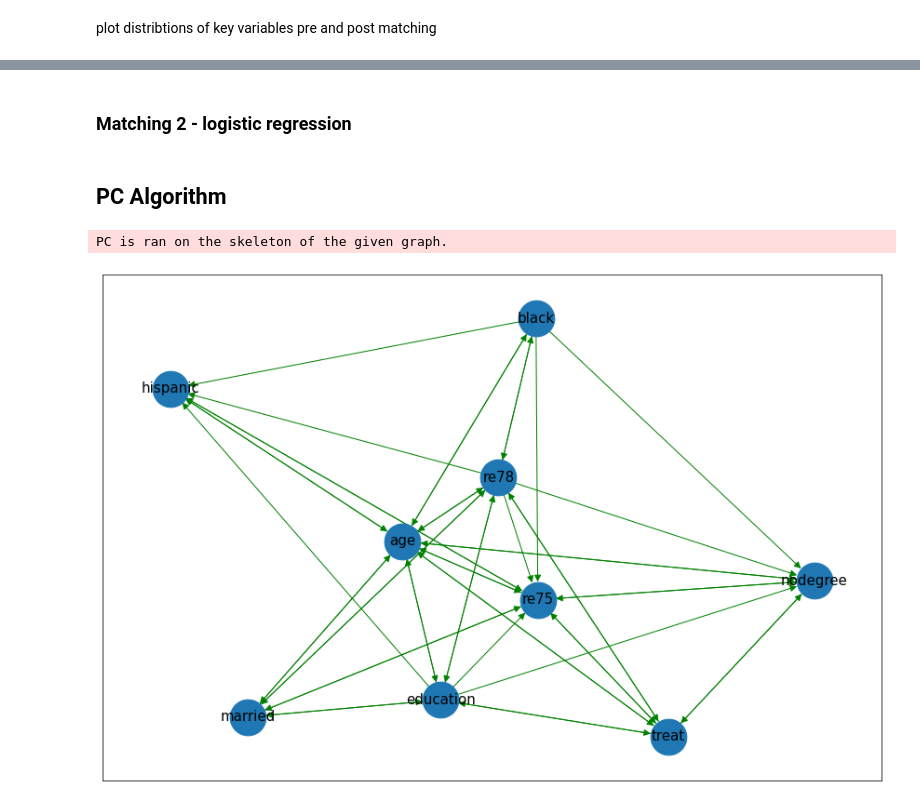
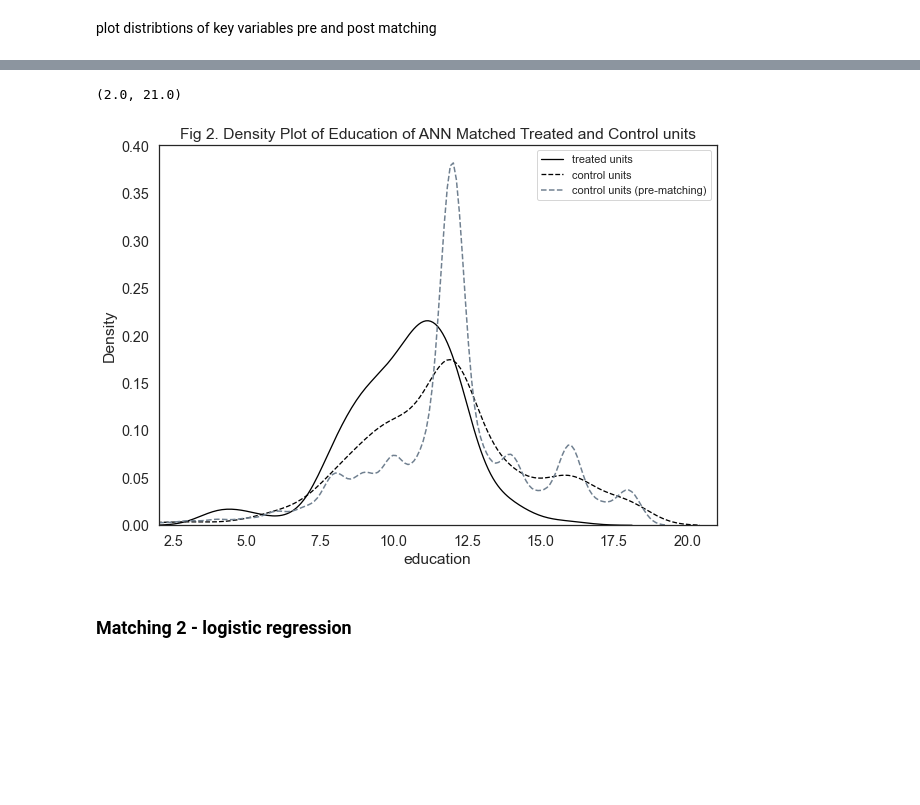
Before and after one commit to MawuliAgamah/ml-propensity-score-matching, a Jupyter notebook: Jupyter notebooks/lalonde.ipynb, the cells around one changed output, grey strips where cells are left out. Drawn from its saved outputs; the diff is of its cells as text; code cells hidden in the pictures; blank space fills up the shorter version.

```diff
--- a/Jupyter notebooks/lalonde.ipynb
+++ b/Jupyter notebooks/lalonde.ipynb
@@ -450,4 +473,14 @@ quick_plot(before_matched_df,"re78",'treat')
+# %%
+plt.figure(figsize=(10,7))
+# Density plots post-matching
+sns.kdeplot(matched_df['education'][matched_df['treat']==1],color = 'black',linewidth=1.3,label = 'treated units')
+sns.kdeplot(matched_df['education'][matched_df['treat']==0],color = 'black',linewidth=1.3,linestyle = 'dashed',label = 'control units')
+sns.kdeplot(before_matched_df['education'][before_matched_df['treat']==0],color = 'slategrey',linewidth=1.5,linestyle = 'dashed',label = 'control units (pre-matching)')
+plt.title('Fig 2. Density Plot of Education of ANN Matched Treated and Control units')
+plt.legend(fontsize=11,loc = 1)
+plt.xlim([2, 21])
+# %% [output]
+(2.0, 21.0)
+[figure, added]
 # %% [markdown]
 ### Matching 2 - logistic regression
-# %% [markdown]
-## PC Algorithm
@@ -464,9 +486,0 @@ skeleton_treat1 = glasso.predict(treat_1)
-# %%
-#Run PC algorithm
-model_pc = cdt.causality.graph.PC()
-graph_pc_treat0 = model_pc.predict(treat_0, skeleton_treat0)
-fig=plt.figure(figsize=(15,10))
-nx.draw_networkx(graph_pc_treat0, font_size=15 ,node_size=1500,edge_cmap='Reds',arrowsize=15,edge_color='Green')
-# %% [output]
-PC is ran on the skeleton of the given graph.
-[figure, removed]
```
Also changed, not shown: parts of 23 cells of this notebook, 1 other file.
